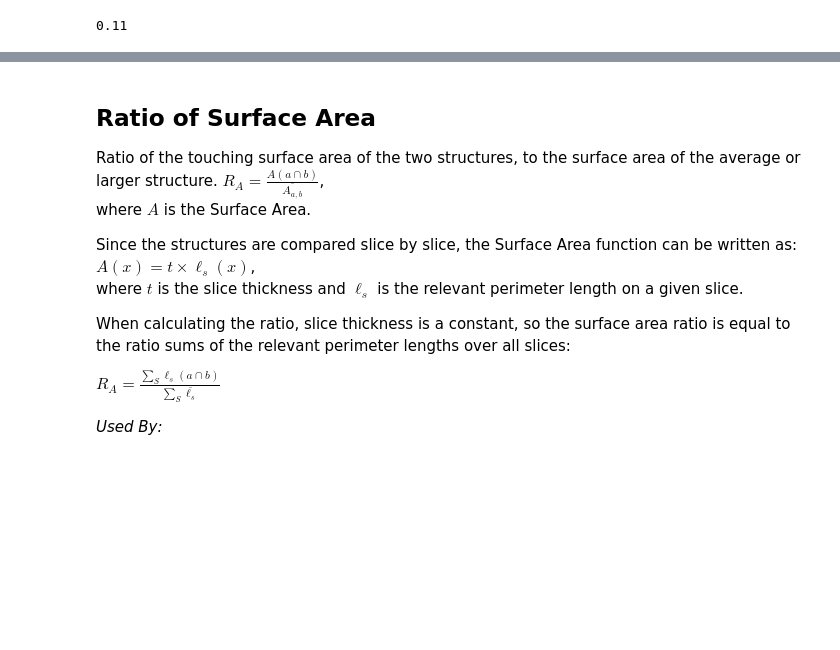
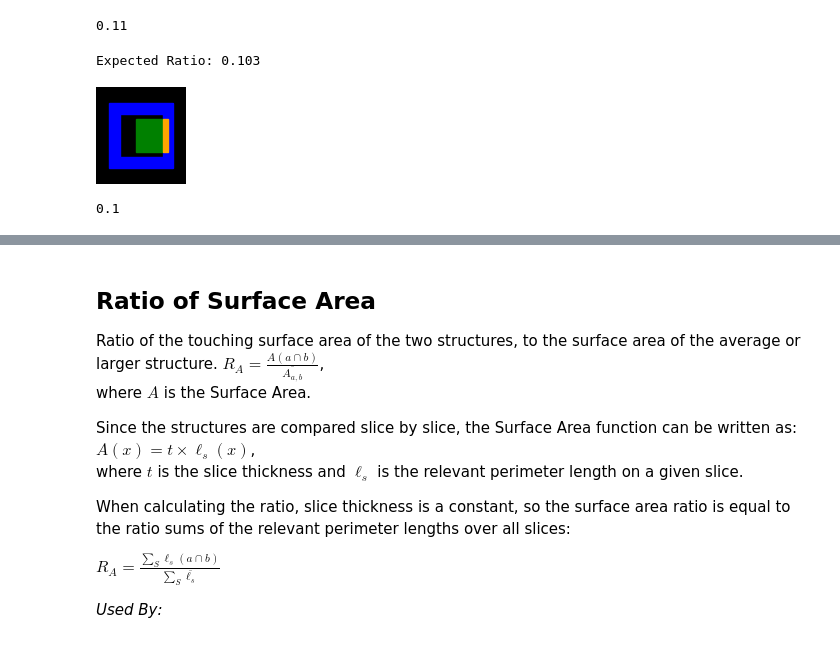
Before and after one commit to GregSal/StructureRelations, a Jupyter notebook: src/ContourMetricTests.ipynb, the cells around one changed output, grey strips where cells are left out. Saved outputs shown, nothing was run; the diff lists cells and outputs as text; code cells hidden in the pictures; blank space fills up the shorter version.

```diff
--- a/src/ContourMetricTests.ipynb
+++ b/src/ContourMetricTests.ipynb
@@ -658,6 +742,16 @@ print(volume_ratio(a, b, relation, PRECISION))
 # %% [output]
 [figure]
 0.11
+# %%
+a, b = overlaps_surrounded_box_example()
+ax = plot_ab(a.contour, b.contour)
+relation_binary = relate(a,b)
+relation = identify_relation(relation_binary)
+print(volume_ratio(a, b, relation, PRECISION))
+# %% [output]
+Expected Ratio: 0.103
+[figure, added]
+0.1
 # %%
 a, b = overlaps_ring_surrounded_example()
 ax = plot_ab(a.contour, b.contour)
```
Also changed, not shown: parts of 36 cells of this notebook.
